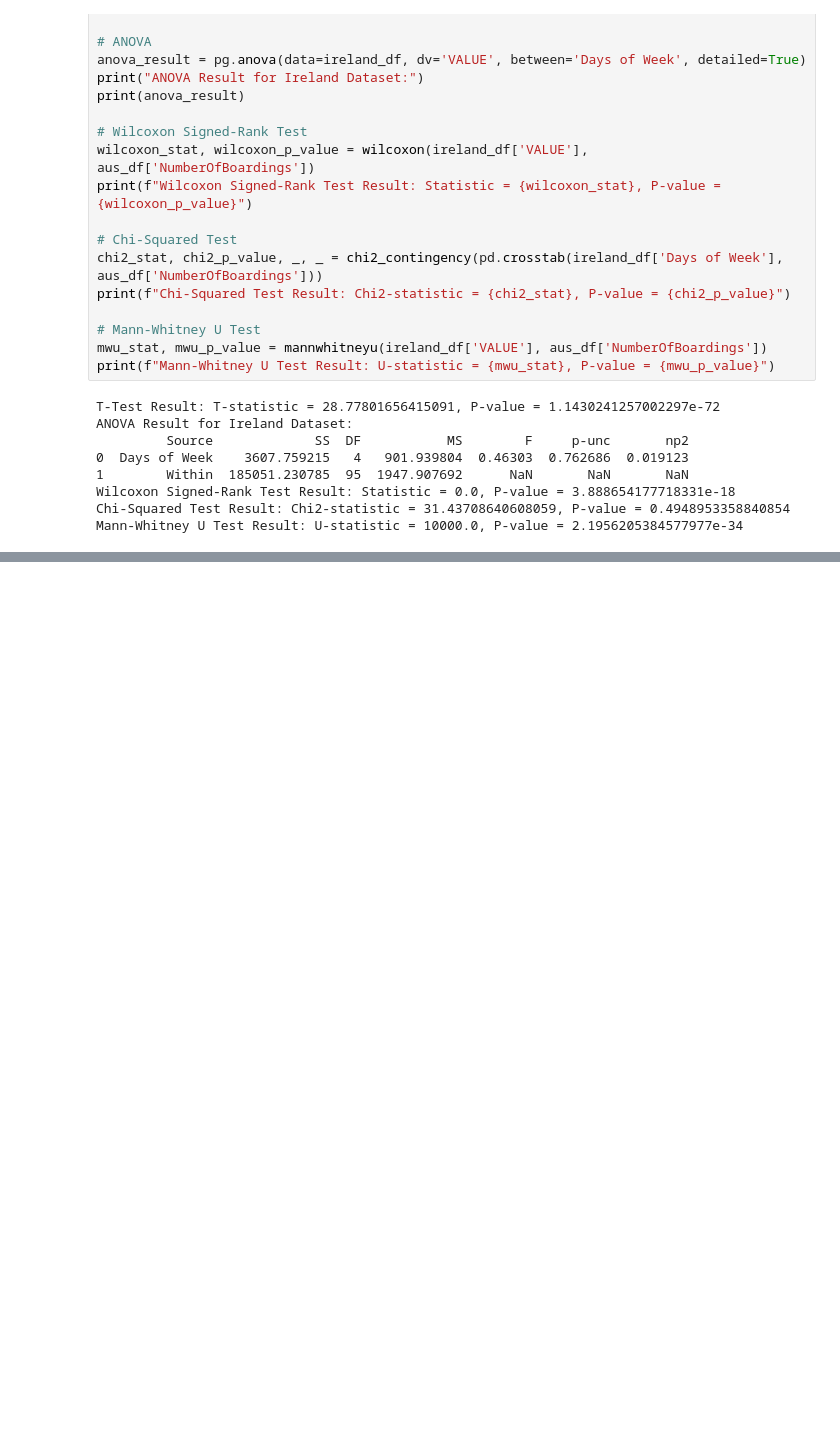
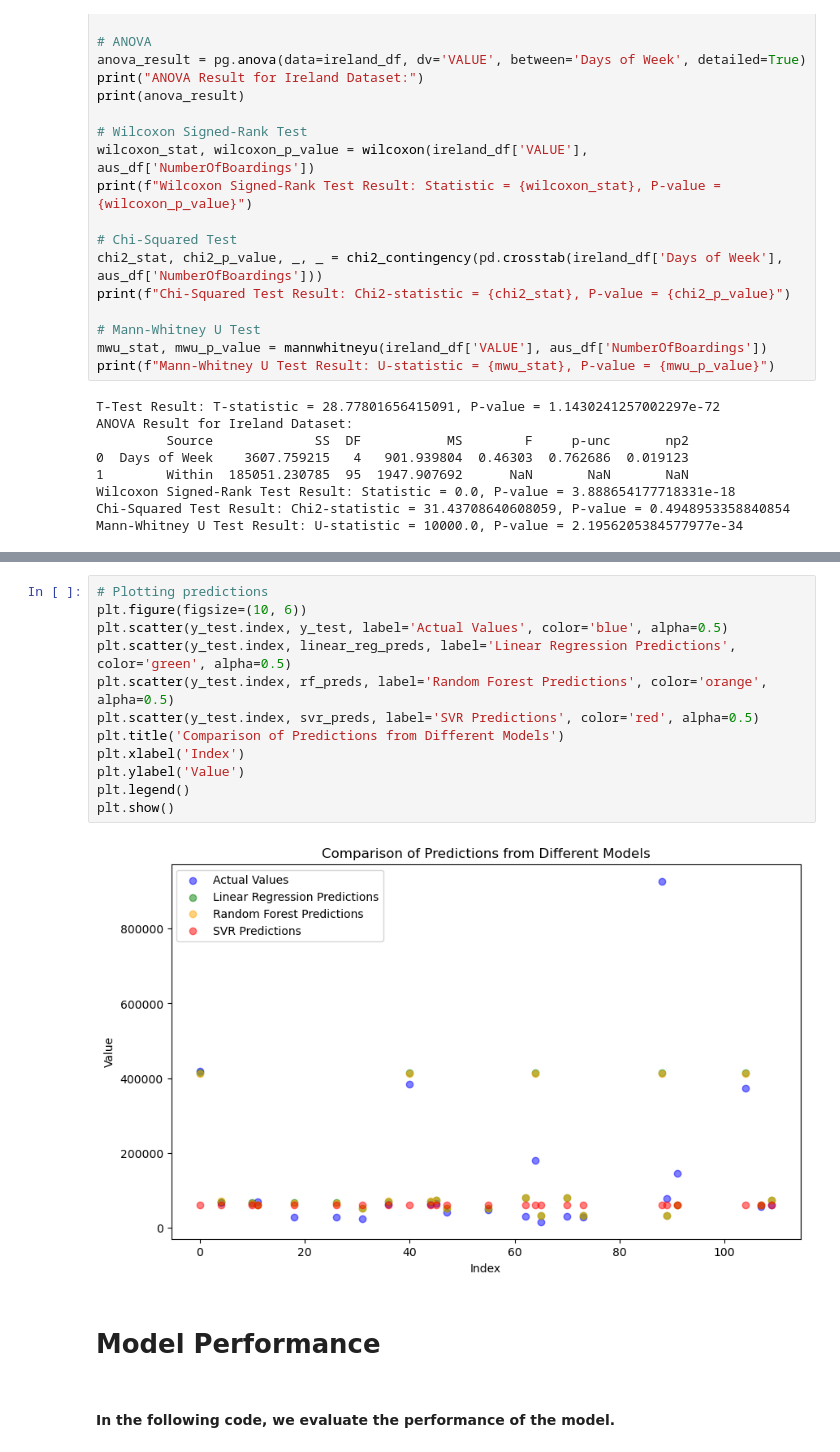
Before and after one commit to 2021402/CA-02-MSc-Data-Analytics, a Jupyter notebook: Project Code CA 2.ipynb, the cells around one changed output, grey strips where cells are left out. Drawn from its saved outputs; the diff is of its cells as text; blank space fills up the shorter version.

```diff
--- a/Project Code CA 2.ipynb
+++ b/Project Code CA 2.ipynb
@@ -541,0 +600,18 @@ Repeated Measures ANOVA Result for Ireland Dataset:
+# %%
+# Plotting predictions
+plt.figure(figsize=(10, 6))
+plt.scatter(y_test.index, y_test, label='Actual Values', color='blue', alpha=0.5)
+plt.scatter(y_test.index, linear_reg_preds, label='Linear Regression Predictions', color='green', alpha=0.5)
+plt.scatter(y_test.index, rf_preds, label='Random Forest Predictions', color='orange', alpha=0.5)
+plt.scatter(y_test.index, svr_preds, label='SVR Predictions', color='red', alpha=0.5)
+plt.title('Comparison of Predictions from Different Models')
+plt.xlabel('Index')
+plt.ylabel('Value')
+plt.legend()
+plt.show()
+# %% [output]
+[figure, added]
+# %% [markdown]
+# Model Performance
+# %% [markdown]
+#### In the following code, we evaluate the performance of the model.
```
Also changed, not shown: parts of 10 cells of this notebook.
